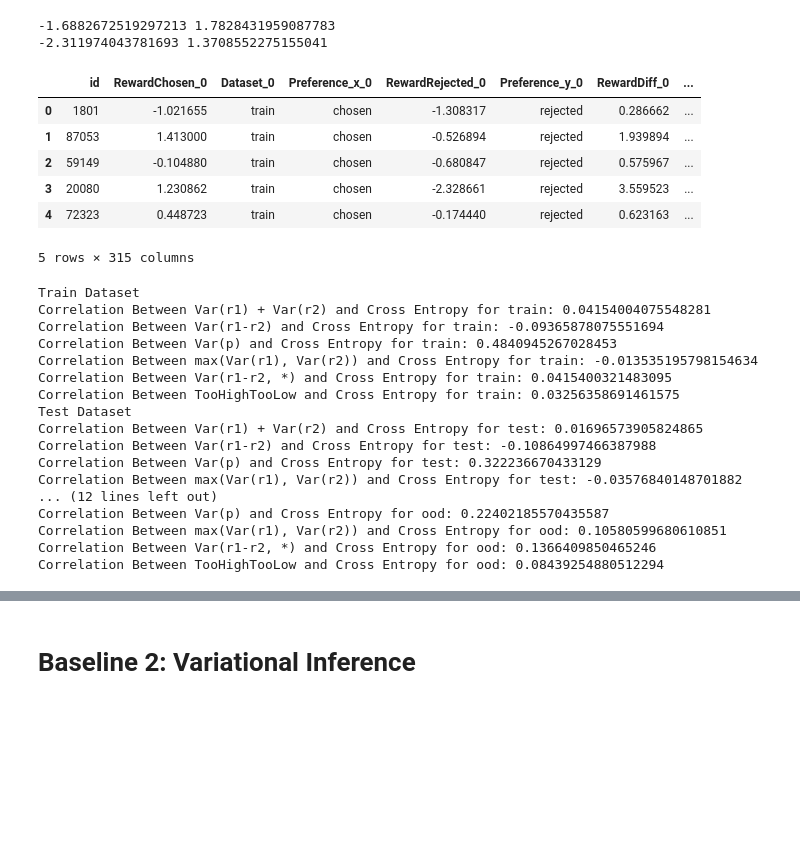
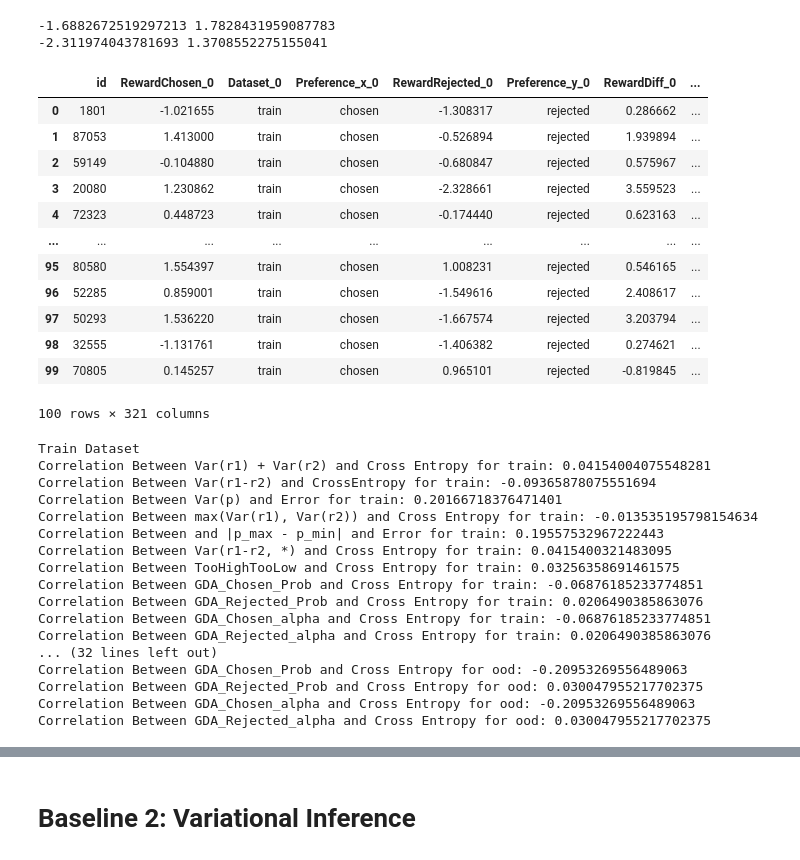
Before and after one commit to luckeciano/BAL-PM, a Jupyter notebook: jupyter/UncertaintyBaselinesEvaluation.ipynb, the cells around one changed output, grey strips where cells are left out. Saved outputs shown, nothing was run; the diff lists cells and outputs as text; code cells hidden in the pictures; blank space fills up the shorter version.

```diff
--- a/jupyter/UncertaintyBaselinesEvaluation.ipynb
+++ b/jupyter/UncertaintyBaselinesEvaluation.ipynb
@@ -157,24 +199,36 @@ compute_outlier_unc(final_rewards, chosen_p5, chosen_p95, rej_p5, rej_p95)
 # %%
-final_rewards.head()
+final_rewards.head(100)
 # %% [output]
 |  | id | RewardChosen_0 | Dataset_0 | Preference_x_0 | RewardRejected_0 | Preference_y_0 | RewardDiff_0 | ... |
 | 0 | 1801 | -1.021655 | train | chosen | -1.308317 | rejected | 0.286662 | ... |
 | 1 | 87053 | 1.413000 | train | chosen | -0.526894 | rejected | 1.939894 | ... |
 | 2 | 59149 | -0.104880 | train | chosen | -0.680847 | rejected | 0.575967 | ... |
 | 3 | 20080 | 1.230862 | train | chosen | -2.328661 | rejected | 3.559523 | ... |
 | 4 | 72323 | 0.448723 | train | chosen | -0.174440 | rejected | 0.623163 | ... |
+| ... | ... | ... | ... | ... | ... | ... | ... | ... |
+| 95 | 80580 | 1.554397 | train | chosen | 1.008231 | rejected | 0.546165 | ... |
+| 96 | 52285 | 0.859001 | train | chosen | -1.549616 | rejected | 2.408617 | ... |
+| 97 | 50293 | 1.536220 | train | chosen | -1.667574 | rejected | 3.203794 | ... |
+| 98 | 32555 | -1.131761 | train | chosen | -1.406382 | rejected | 0.274621 | ... |
+| 99 | 70805 | 0.145257 | train | chosen | 0.965101 | rejected | -0.819845 | ... |
-5 rows × 315 columns
+100 rows × 321 columns
 # %%
 train_df, test_df, eval_df, ood_df = split_dataset(final_rewards, "Dataset_0")
 # Compute Variances
 def compute_stats_ce_correlation(df, mode="train", ensemble=True):
     print(f"Correlation Between Var(r1) + Var(r2) and Cross Entropy for {mode}: {df['RwVarianceSum'].corr(df['CrossEntropy'], method='spearman')}")
-    print(f"Correlation Between Var(r1-r2) and Cross Entropy for {mode}: {df['RwDiffVariance'].corr(df['CrossEntropy'], method='spearman')}")
-    print(f"Correlation Between Var(p) and Cross Entropy for {mode}: {df['PrefProbVariance'].corr(df['CrossEntropy'], method='spearman')}")
+    print(f"Correlation Between Var(r1-r2) and CrossEntropy for {mode}: {df['RwDiffVariance'].corr(df['CrossEntropy'], method='spearman')}")
+    print(f"Correlation Between Var(p) and Error for {mode}: {df['PrefProbVariance'].corr(df['Error'], method='spearman')}")
     print(f"Correlation Between max(Var(r1), Var(r2)) and Cross Entropy for {mode}: {df['RewardMaxVariance'].corr(df['CrossEntropy'], method='spearman')}")
+    print(f"Correlation Between and |p_max - p_min| and Error for {mode}: {df['MaxPrefInterval'].corr(df['Error'], method='spearman')}")
     if ensemble:
         print(f"Correlation Between Var(r1-r2, *) and Cross Entropy for {mode}: {df['RwDiffDistinctPairs'].corr(df['CrossEntropy'], method='spearman')}")
         print(f"Correlation Between TooHighTooLow and Cross Entropy for {mode}: {df['TooHighOrTooLow'].corr(df['CrossEntropy'], method='spearman')}")
+        print(f"Correlation Between GDA_Chosen_Prob and Cross Entropy for {mode}: {df['GDA_RwChosenAverage_Prob'].corr(df['CrossEntropy'], method='spearman')}")
+        print(f"Correlation Between GDA_Rejected_Prob and Cross Entropy for {mode}: {df['GDA_RwRejectedAverage_Prob'].corr(df['CrossEntropy'], method='spearman')}")
+        print(f"Correlation Between GDA_Chosen_alpha and Cross Entropy for {mode}: {df['GDA_RwChosenAverage_alpha'].corr(df['CrossEntropy'], method='spearman')}")
+        print(f"Correlation Between GDA_Rejected_alpha and Cross Entropy for {mode}: {df['GDA_RwRejectedAverage_alpha'].corr(df['CrossEntropy'], method='spearman')}")
+
 
 print("Train Dataset")
 compute_stats_ce_correlation(train_df, "train")
@@ -187,18 +241,18 @@ compute_stats_ce_correlation(ood_df, "ood")
 # %% [output]
 Train Dataset
 Correlation Between Var(r1) + Var(r2) and Cross Entropy for train: 0.04154004075548281
-Correlation Between Var(r1-r2) and Cross Entropy for train: -0.09365878075551694
-Correlation Between Var(p) and Cross Entropy for train: 0.4840945267028453
+Correlation Between Var(r1-r2) and CrossEntropy for train: -0.09365878075551694
+Correlation Between Var(p) and Error for train: 0.20166718376471401
 Correlation Between max(Var(r1), Var(r2)) and Cross Entropy for train: -0.013535195798154634
+Correlation Between and |p_max - p_min| and Error for train: 0.19557532967222443
 Correlation Between Var(r1-r2, *) and Cross Entropy for train: 0.0415400321483095
 Correlation Between TooHighTooLow and Cross Entropy for train: 0.03256358691461575
-Test Dataset
-Correlation Between Var(r1) + Var(r2) and Cross Entropy for test: 0.01696573905824865
-Correlation Between Var(r1-r2) and Cross Entropy for test: -0.10864997466387988
-Correlation Between Var(p) and Cross Entropy for test: 0.322236670433129
-Correlation Between max(Var(r1), Var(r2)) and Cross Entropy for test: -0.03576840148701882
-... (12 lines left out)
-Correlation Between Var(p) and Cross Entropy for ood: 0.22402185570435587
-Correlation Between max(Var(r1), Var(r2)) and Cross Entropy for ood: 0.10580599680610851
-Correlation Between Var(r1-r2, *) and Cross Entropy for ood: 0.1366409850465246
-Correlation Between TooHighTooLow and Cross Entropy for ood: 0.08439254880512294
+Correlation Between GDA_Chosen_Prob and Cross Entropy for train: -0.06876185233774851
+Correlation Between GDA_Rejected_Prob and Cross Entropy for train: 0.0206490385863076
+Correlation Between GDA_Chosen_alpha and Cross Entropy for train: -0.06876185233774851
+Correlation Between GDA_Rejected_alpha and Cross Entropy for train: 0.0206490385863076
+... (32 lines left out)
+Correlation Between GDA_Chosen_Prob and Cross Entropy for ood: -0.20953269556489063
+Correlation Between GDA_Rejected_Prob and Cross Entropy for ood: 0.030047955217702375
+Correlation Between GDA_Chosen_alpha and Cross Entropy for ood: -0.20953269556489063
+Correlation Between GDA_Rejected_alpha and Cross Entropy for ood: 0.030047955217702375
```
Also changed, not shown: parts of 20 cells of this notebook, 8 other files.
